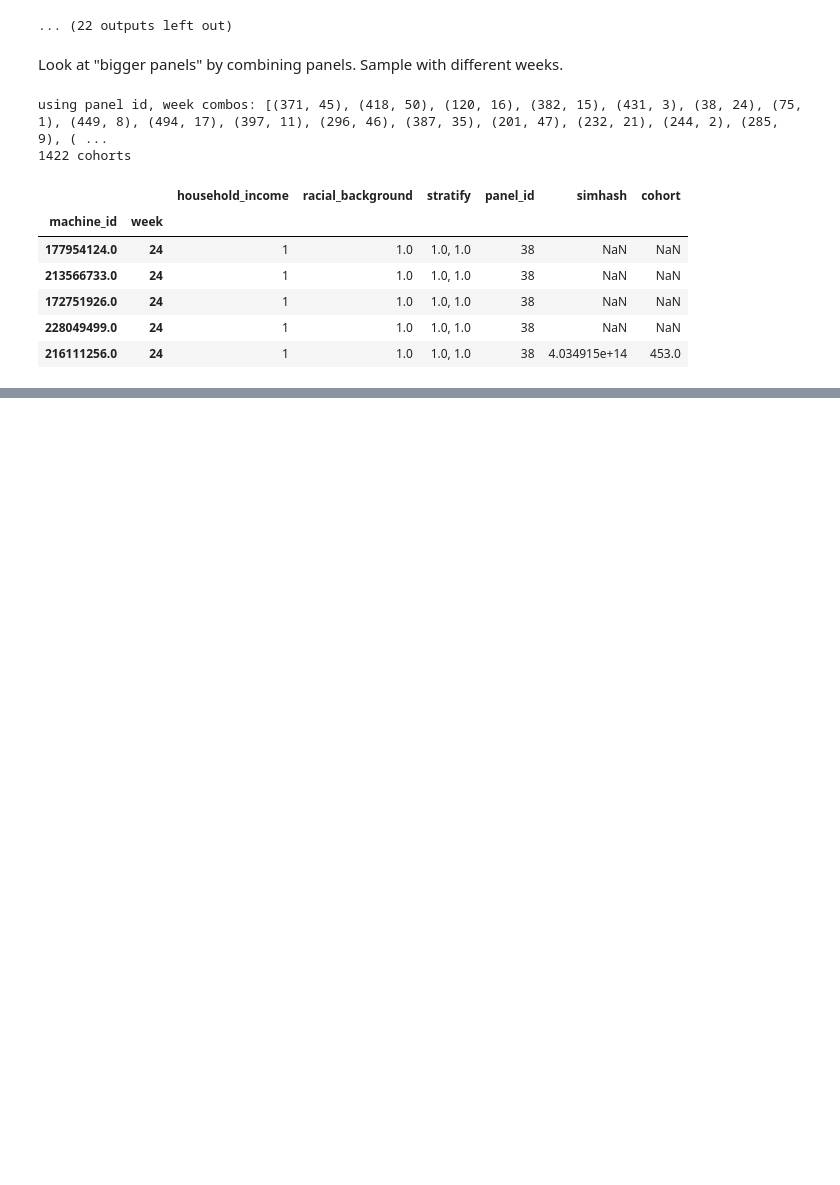
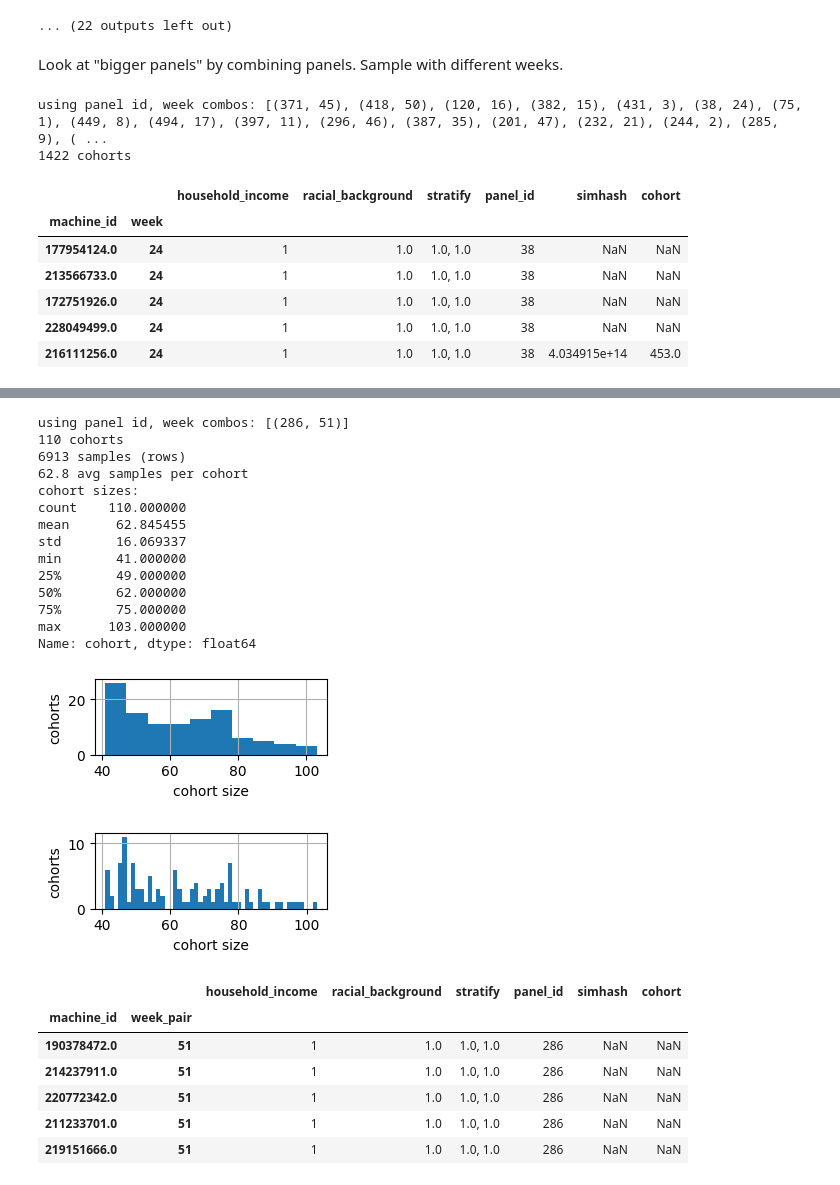
Before and after one commit to aberke/floc-analysis, a Jupyter notebook: notebooks/floc_cohorts.ipynb, the cells around one changed output, grey strips where cells are left out. Saved outputs shown, nothing was run; the diff lists cells and outputs as text; code cells hidden in the pictures; blank space fills up the shorter version.

```diff
--- a/notebooks/floc_cohorts.ipynb
+++ b/notebooks/floc_cohorts.ipynb
@@ -954,0 +1079,74 @@ fraction 25k to 50k across all users in cohorts = 0.21
+# %%
+def get_panel_2week_combo(p, debug=True):
+    """
+    Returns a panel that combines multiple panel ids (p) from different 2-weeks periods.
+    where panel ids and weeks are randomly sampled without replacement
+    and each panel id is combined with one week
+    """
+    panel_ids = np.random.choice(panels_df.panel_id.unique(), size=p, replace=False)
+    # week pairs are defined by odd integers
+    weeks = np.random.choice([w for w in range(1,52+1) if w % 2 == 1], size=p, replace=False)
+    if debug:
+        print('using panel id, week combos:', list(zip(panel_ids, weeks)))
+    pdf = panels_df[panels_df.panel_id.isin(panel_ids)].copy()
+    pdf['week_pair'] = pdf.panel_id.map(dict(zip(panel_ids, weeks)))
+    pdf = pdf.set_index(['machine_id','week_pair'])
+    pdf['simhash'] = weeks_machines_7domains_2_weeks_df.set_index(['machine_id','week_pair'])['simhash']
+    return pdf
+# %%
+p = 1
+k = 40
+
+panel_2_weeks_df1 = get_panel_2week_combo(p)
+
+# compute / assign cohorts
+# note we will drop / ignore machine,weeks without sufficient domains for simhash
+
+cohorts_dict = prefixLSH.get_cohorts_dict(panel_2_weeks_df1.dropna()['simhash'].astype(int), min_k=k)
+panel_2_weeks_df1['cohort'] = panel_2_weeks_df1['simhash'].map(cohorts_dict)
+
+print("%s cohorts" % panel_2_weeks_df1["cohort"].nunique())
+assert(panel_2_weeks_df1["cohort"].max() == panel_2_weeks_df1["cohort"].nunique())
+
+print("%s samples (rows)" % len(panel_2_weeks_df1.dropna()))
+print("%0.1f avg samples per cohort" % (len(panel_2_weeks_df1.dropna())/panel_2_weeks_df1["cohort"].nunique()))
+
+print('cohort sizes:')
+print(panel_2_weeks_df1["cohort"].value_counts().describe())
+
+fig,ax = plt.subplots(1,1,figsize=(3,1), dpi=100)
+panel_2_weeks_df1["cohort"].value_counts().hist(ax=ax)
+plt.ylabel("cohorts")
+_ = plt.xlabel("cohort size")
+plt.show()
+fig,ax = plt.subplots(1,1,figsize=(3,1), dpi=100)
+panel_2_weeks_df1["cohort"].value_counts().hist(ax=ax, bins=50)
+plt.ylabel("cohorts")
+_ = plt.xlabel("cohort size")
+plt.show()
+
+panel_2_weeks_df1.head()
+# %% [output]
+using panel id, week combos: [(286, 51)]
+110 cohorts
+6913 samples (rows)
+62.8 avg samples per cohort
+cohort sizes:
+count    110.000000
+mean      62.845455
+std       16.069337
+min       41.000000
+25%       49.000000
+50%       62.000000
+75%       75.000000
+max      103.000000
+Name: cohort, dtype: float64
+[figure, added]
+[figure, added]
+|  |  | household_income | racial_background | stratify | panel_id | simhash | cohort |
+| machine_id | week_pair |  |  |  |  |  |  |
+| 190378472.0 | 51 | 1 | 1.0 | 1.0, 1.0 | 286 | NaN | NaN |
+| 214237911.0 | 51 | 1 | 1.0 | 1.0, 1.0 | 286 | NaN | NaN |
+| 220772342.0 | 51 | 1 | 1.0 | 1.0, 1.0 | 286 | NaN | NaN |
+| 211233701.0 | 51 | 1 | 1.0 | 1.0, 1.0 | 286 | NaN | NaN |
+| 219151666.0 | 51 | 1 | 1.0 | 1.0, 1.0 | 286 | NaN | NaN |
```
Also changed, not shown: parts of 26 cells of this notebook.
